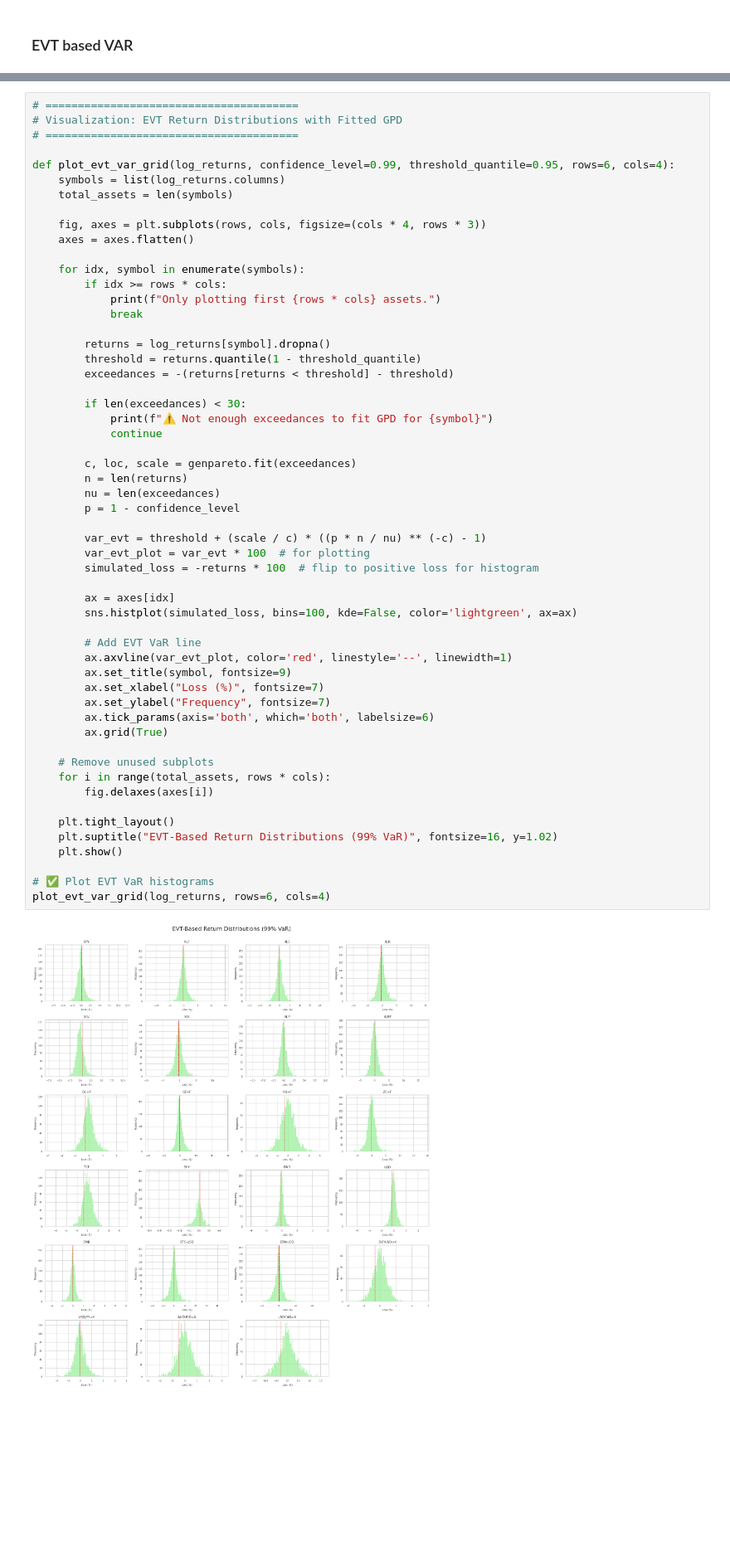
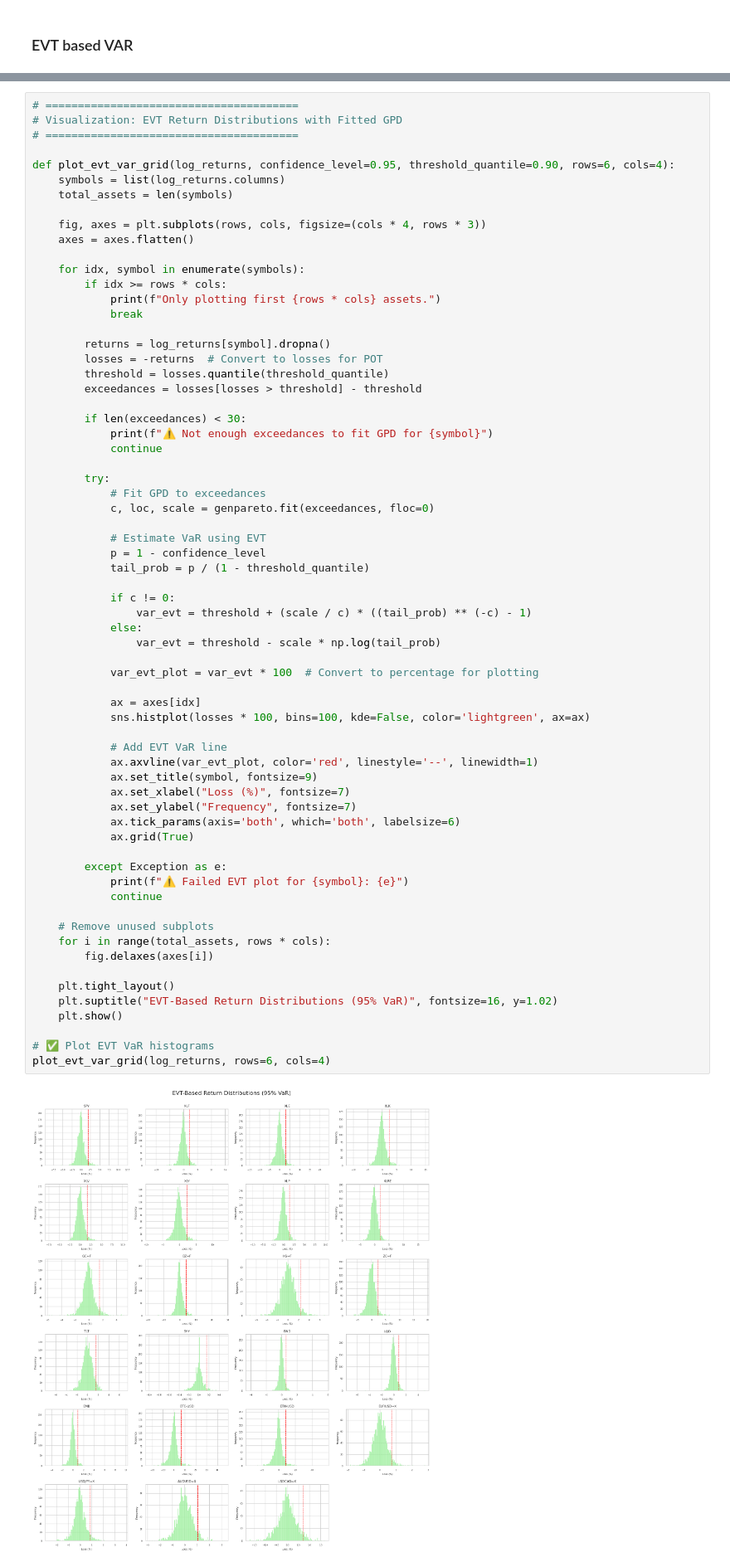
Before and after one commit to nicthc1608/WQU_Capstone, a Jupyter notebook: Worldquant_Capstone_Project.ipynb, the cells around one changed output, grey strips where cells are left out. Shown at 83% size. Drawn from its saved outputs; the diff is of its cells as text; blank space fills up the shorter version.

```diff
--- a/Worldquant_Capstone_Project.ipynb
+++ b/Worldquant_Capstone_Project.ipynb
@@ -582,55 +691,66 @@ ETH-USD           -0.642809
 # Visualization: EVT Return Distributions with Fitted GPD
 # =======================================
 
-def plot_evt_var_grid(log_returns, confidence_level=0.99, threshold_quantile=0.95, rows=6, cols=4):
+def plot_evt_var_grid(log_returns, confidence_level=0.95, threshold_quantile=0.90, rows=6, cols=4):
     symbols = list(log_returns.columns)
     total_assets = len(symbols)
 
     fig, axes = plt.subplots(rows, cols, figsize=(cols * 4, rows * 3))
     axes = axes.flatten()
 
     for idx, symbol in enumerate(symbols):
         if idx >= rows * cols:
             print(f"Only plotting first {rows * cols} assets.")
             break
 
         returns = log_returns[symbol].dropna()
-        threshold = returns.quantile(1 - threshold_quantile)
-        exceedances = -(returns[returns < threshold] - threshold)
+        losses = -returns  # Convert to losses for POT
+        threshold = losses.quantile(threshold_quantile)
+        exceedances = losses[losses > threshold] - threshold
 
         if len(exceedances) < 30:
             print(f"⚠️ Not enough exceedances to fit GPD for {symbol}")
             continue
 
-        c, loc, scale = genpareto.fit(exceedances)
-        n = len(returns)
-        nu = len(exceedances)
-        p = 1 - confidence_level
+        try:
+            # Fit GPD to exceedances
+            c, loc, scale = genpareto.fit(exceedances, floc=0)
 
-        var_evt = threshold + (scale / c) * ((p * n / nu) ** (-c) - 1)
-        var_evt_plot = var_evt * 100  # for plotting
-        simulated_loss = -returns * 100  # flip to positive loss for histogram
+            # Estimate VaR using EVT
+            p = 1 - confidence_level
+            tail_prob = p / (1 - threshold_quantile)
 
-        ax = axes[idx]
-        sns.histplot(simulated_loss, bins=100, kde=False, color='lightgreen', ax=ax)
+            if c != 0:
+                var_evt = threshold + (scale / c) * ((tail_prob) ** (-c) - 1)
+            else:
+                var_evt = threshold - scale * np.log(tail_prob)
 
-        # Add EVT VaR line
-        ax.axvline(var_evt_plot, color='red', linestyle='--', linewidth=1)
-        ax.set_title(symbol, fontsize=9)
-        ax.set_xlabel("Loss (%)", fontsize=7)
-        ax.set_ylabel("Frequency", fontsize=7)
-        ax.tick_params(axis='both', which='both', labelsize=6)
-        ax.grid(True)
+            var_evt_plot = var_evt * 100  # Convert to percentage for plotting
+
+            ax = axes[idx]
+            sns.histplot(losses * 100, bins=100, kde=False, color='lightgreen', ax=ax)
+
+            # Add EVT VaR line
+            ax.axvline(var_evt_plot, color='red', linestyle='--', linewidth=1)
+            ax.set_title(symbol, fontsize=9)
+            ax.set_xlabel("Loss (%)", fontsize=7)
+            ax.set_ylabel("Frequency", fontsize=7)
+            ax.tick_params(axis='both', which='both', labelsize=6)
+            ax.grid(True)
+
+        except Exception as e:
+            print(f"⚠️ Failed EVT plot for {symbol}: {e}")
+            continue
 
     # Remove unused subplots
     for i in range(total_assets, rows * cols):
         fig.delaxes(axes[i])
 
     plt.tight_layout()
-    plt.suptitle("EVT-Based Return Distributions (99% VaR)", fontsize=16, y=1.02)
+    plt.suptitle("EVT-Based Return Distributions (95% VaR)", fontsize=16, y=1.02)
     plt.show()
 
 # ✅ Plot EVT VaR histograms
 plot_evt_var_grid(log_returns, rows=6, cols=4)
 # %% [output]
-[figure, old version]
+[figure, new version]
```
Also changed, not shown: parts of 32 cells of this notebook.
